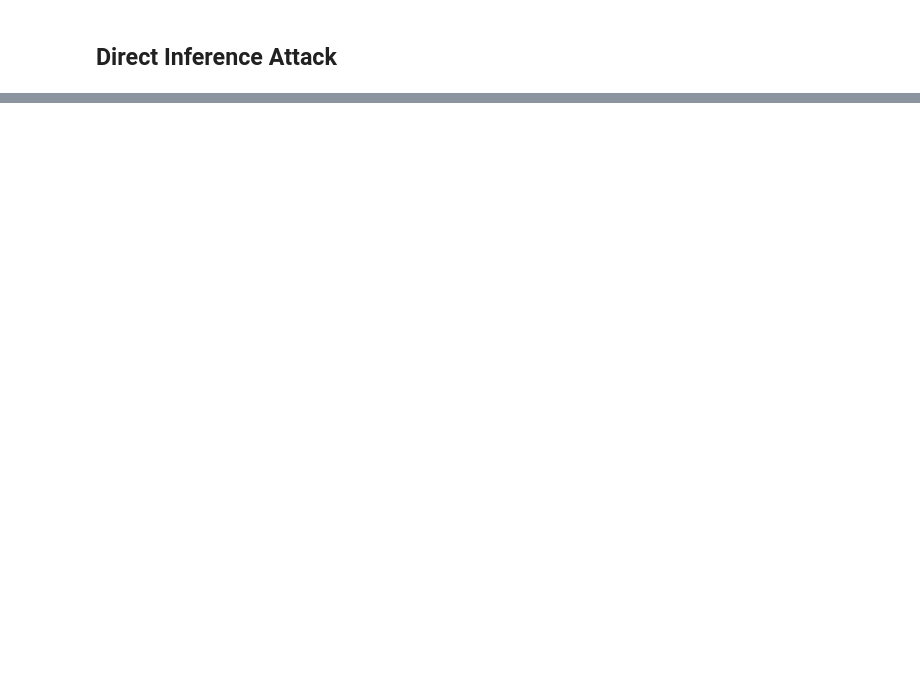
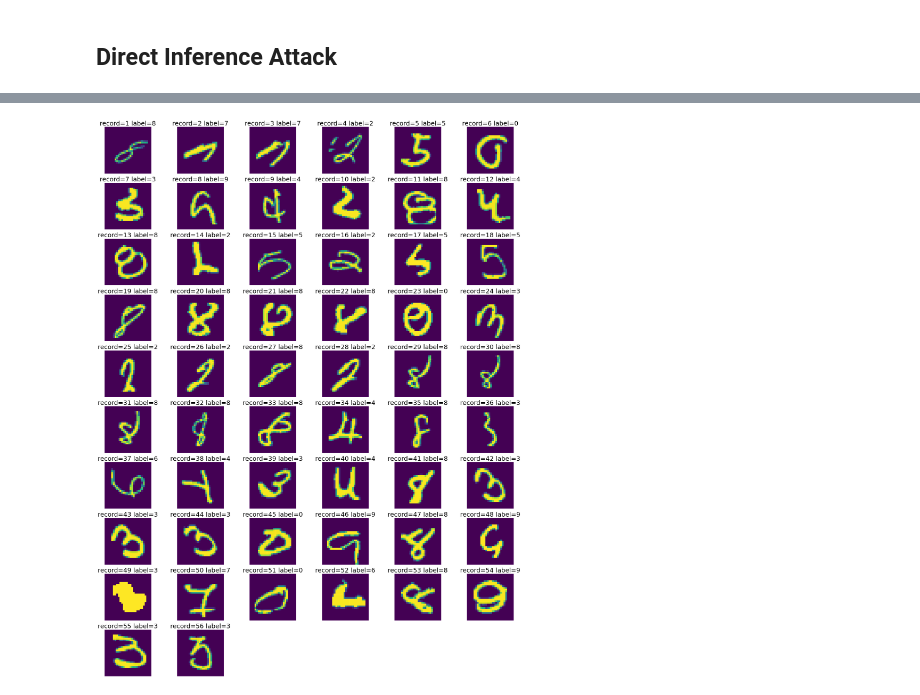
Before and after one commit to hallojs/nn_direct_mia, a Jupyter notebook: direct_mia.ipynb, the cells around one changed output, grey strips where cells are left out. Drawn from its saved outputs; the diff is of its cells as text; code cells hidden in the pictures; blank space fills up the shorter version.

```diff
--- a/direct_mia.ipynb
+++ b/direct_mia.ipynb
@@ -397,0 +414,5 @@ false positives over all target_records:  212
+# %%
+mnist_all_target_records = np.array([418, 1075, 1127, 1165, 1324, 1682, 2803, 3030, 3290, 4646, 4909, 5032, 5430, 5790, 5828, 6044, 6418, 6980, 7215, 7328, 7851, 7909, 8093, 8200, 8202, 8853, 8867, 8883, 9611, 9641, 9661, 9924, 11482, 11578, 12886, 13376, 13912, 13942, 13969, 14260, 14305, 14619, 14655, 14765, 15761, 15832, 15979, 16488, 16676, 16836, 17603, 17728, 17756, 18598, 18739, 19866])
+mu.plot_target_records(mnist_all_target_records, used_data)
+# %% [output]
+[figure, added]
```
Also changed, not shown: parts of 11 cells of this notebook, 1 other file.
